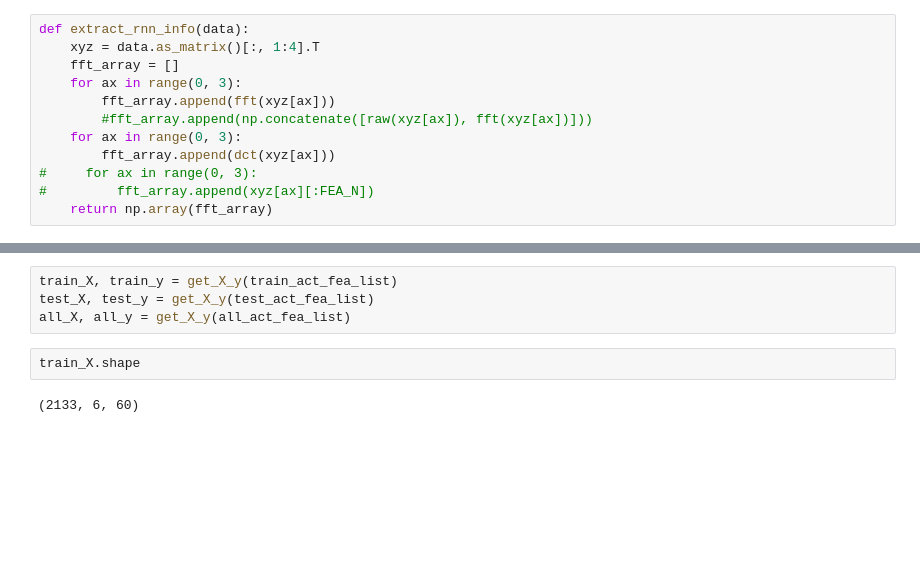
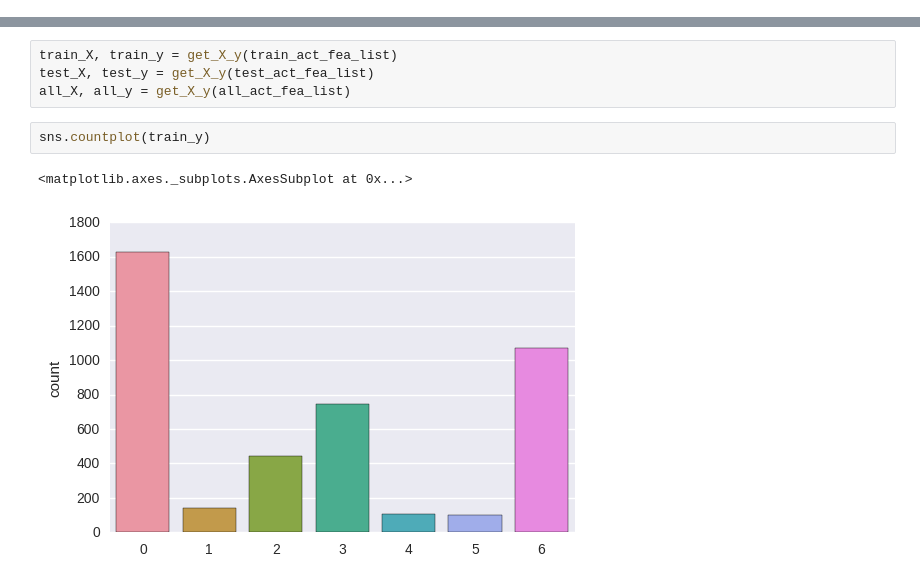
Before and after one commit to yqf3139/datamining_proj_2, a Jupyter notebook: task3/dataset/3-1-use-small-seg-rnn-solve-1.ipynb, the cells around one changed output, grey strips where cells are left out. Saved outputs shown, nothing was run; the diff lists cells and outputs as text; blank space fills up the shorter version.

```diff
--- a/task3/dataset/3-1-use-small-seg-rnn-solve-1.ipynb
+++ b/task3/dataset/3-1-use-small-seg-rnn-solve-1.ipynb
@@ -93,12 +84,0 @@ def raw(data):
-# %%
-def extract_rnn_info(data):
-    xyz = data.as_matrix()[:, 1:4].T
-    fft_array = []
-    for ax in range(0, 3):
-        fft_array.append(fft(xyz[ax]))
-        #fft_array.append(np.concatenate([raw(xyz[ax]), fft(xyz[ax])]))
-    for ax in range(0, 3):
-        fft_array.append(dct(xyz[ax]))
-#     for ax in range(0, 3):
-#         fft_array.append(xyz[ax][:FEA_N])
-    return np.array(fft_array)
@@ -163,7 +140,8 @@ skip 600 505
 train_X, train_y = get_X_y(train_act_fea_list)
 test_X, test_y = get_X_y(test_act_fea_list)
 all_X, all_y = get_X_y(all_act_fea_list)
-# %%
-train_X.shape
-# %% [output]
-(2133, 6, 60)
+# %%
+sns.countplot(train_y)
+# %% [output]
+<matplotlib.axes._subplots.AxesSubplot at 0x...>
+[figure, added]
```
Also changed, not shown: parts of 19 cells of this notebook, 5 other files.
